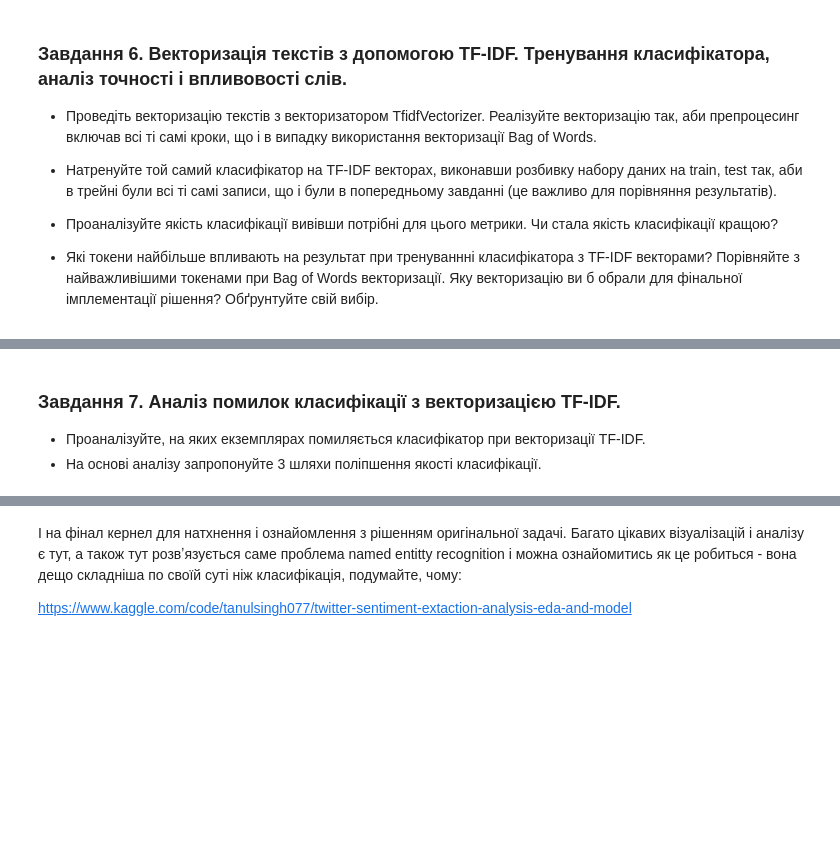
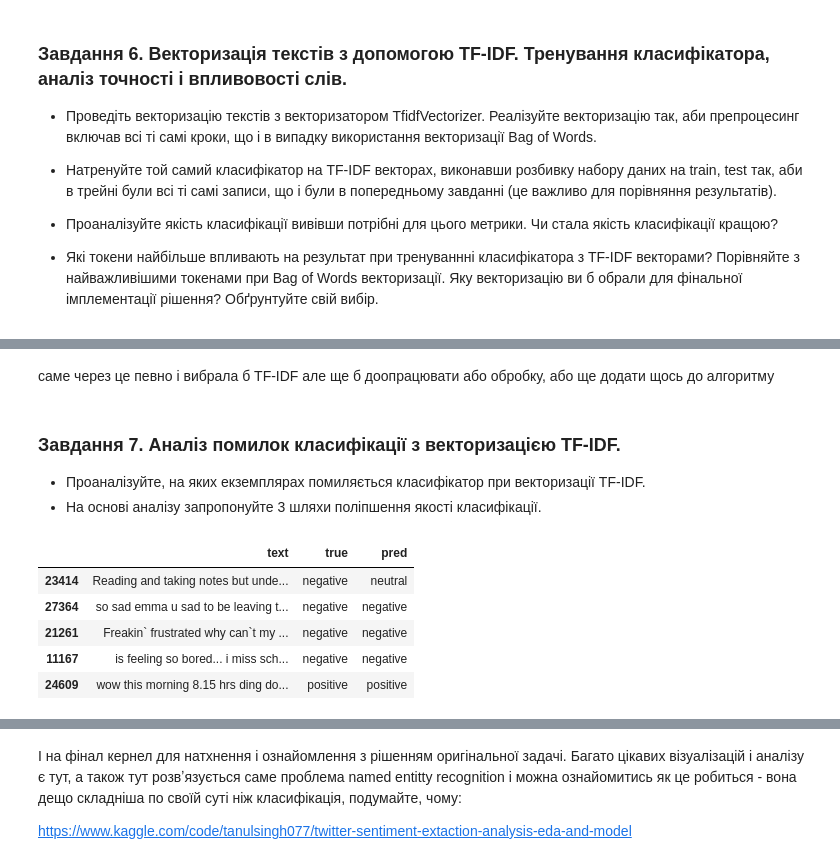
Before and after one commit to chornamarta/ml3.0, a Jupyter notebook: Module 4/HW_4_1_NLP_Classification.ipynb, the cells around one changed output, grey strips where cells are left out. Cells and saved outputs as stored; diff of their text form; code cells hidden in the pictures; blank space fills up the shorter version.

```diff
--- a/Module 4/HW_4_1_NLP_Classification.ipynb
+++ b/Module 4/HW_4_1_NLP_Classification.ipynb
@@ -233,0 +350,2 @@ coef_df = pd.DataFrame(coefs.T, index=words, columns=classes)
+# %%
+vectorizerTF = TfidfVectorizer(tokenizer=tokenize, lowercase=False, max_features=5000)
@@ -234,3 +485,5 @@ coef_df = pd.DataFrame(coefs.T, index=words, columns=classes)
+# %% [markdown]
+саме через це певно і вибрала б TF-IDF але ще б доопрацювати або обробку, або ще додати щось до алгоритму
 # %% [markdown]
 ### Завдання 7. Аналіз помилок класифікації з векторизацією TF-IDF.
 
@@ -238,0 +498,9 @@ coef_df = pd.DataFrame(coefs.T, index=words, columns=classes)
+# %%
+errors.head()
+# %% [output]
+|  | text | true | pred |
+| 23414 | Reading and taking notes but unde... | negative | neutral |
+| 27364 | so sad emma u sad to be leaving t... | negative | negative |
+| 21261 | Freakin` frustrated why can`t my ... | negative | negative |
+| 11167 | is feeling so bored... i miss sch... | negative | negative |
+| 24609 | wow this morning 8.15 hrs ding do... | positive | positive |
```
Also changed, not shown: parts of 37 cells of this notebook.
